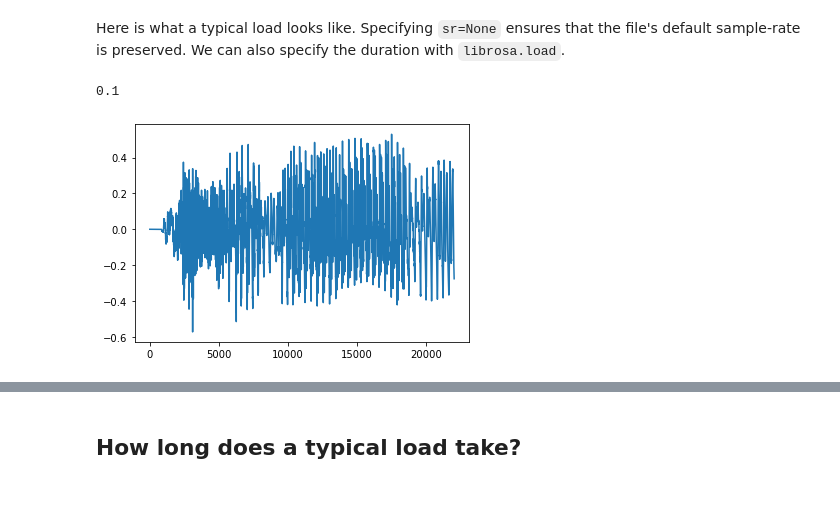
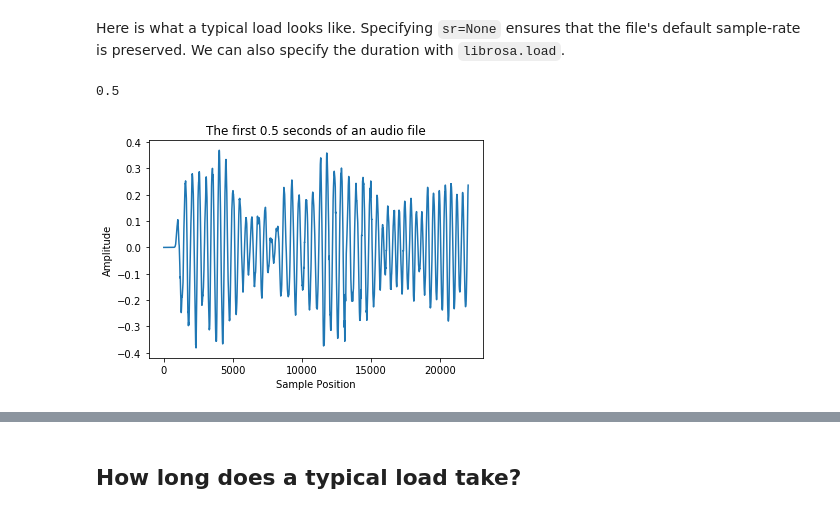
Before and after one commit to awray3/music_clf, a Jupyter notebook: tf_fma.ipynb, the cells around one changed output, grey strips where cells are left out. Cells and saved outputs as stored; diff of their text form; code cells hidden in the pictures.

```diff
--- a/tf_fma.ipynb
+++ b/tf_fma.ipynb
@@ -26,13 +36,18 @@ filepaths = glob.glob(os.path.join(audio_dir, '***/*.mp3'))
+# %%
+filepaths = librosa.util.files.find_files(audio_dir)
 # %% [markdown]
 Here is what a typical load looks like. Specifying `sr=None` ensures that the file's default sample-rate is preserved.
 We can also specify the duration with `librosa.load`.
 # %%
-example_source, sr = librosa.load(filepaths[0], sr=None, duration=0.1)
+example_source, sr = librosa.load(filepaths[0], sr=None, duration=0.5)
 librosa.get_duration(example_source, sr=sr)
 # %% [output]
-0.1
+0.5
-# %%
-plt.plot(example_source)
-plt.show()
-# %% [output]
-[figure, removed]
+# %%
+plt.plot(example_source)
+plt.title(f"The first {librosa.get_duration(example_source, sr=sr)} seconds of an audio file")
+plt.xlabel("Sample Position")
+plt.ylabel("Amplitude")
+plt.show()
+# %% [output]
+[figure, added]
```
Also changed, not shown: parts of 28 cells of this notebook.
